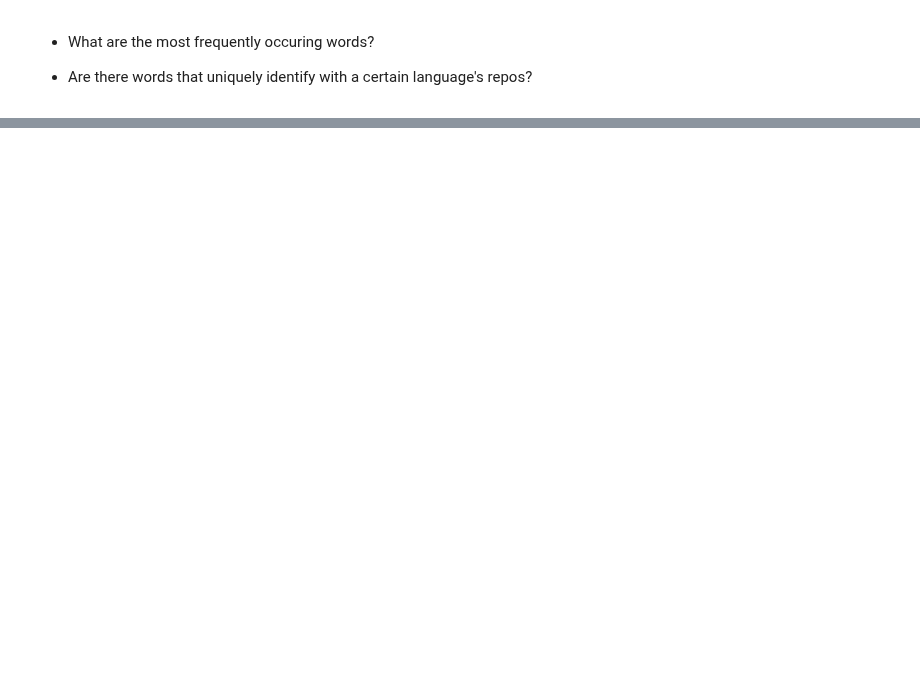
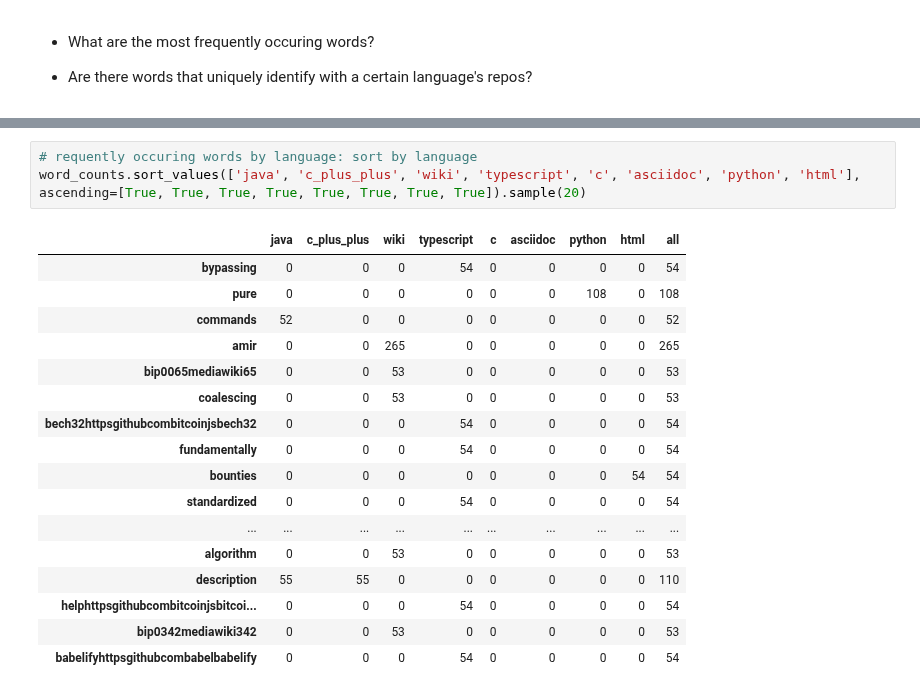
Before and after one commit to TeamAwesomeQuackers/NLP_Project, a Jupyter notebook: Workbooks/Whitaker_Explore_NLP.ipynb, the cells around one changed output, grey strips where cells are left out. Drawn from its saved outputs; the diff is of its cells as text; blank space fills up the shorter version.

```diff
--- a/Workbooks/Whitaker_Explore_NLP.ipynb
+++ b/Workbooks/Whitaker_Explore_NLP.ipynb
@@ -196 +210,22 @@ word_counts.sort_values('all', ascending=False).head(20)
 | you | 419 | 156 | 0 | 648 | 0 | 270 | 324 | 54 | 1871 |
+# %%
+# requently occuring words by language: sort by language
+word_counts.sort_values(['java', 'c_plus_plus', 'wiki', 'typescript', 'c', 'asciidoc', 'python', 'html'], ascending=[True, True, True, True, True, True, True, True]).sample(20)
+# %% [output]
+|  | java | c_plus_plus | wiki | typescript | c | asciidoc | python | html | all |
+| bypassing | 0 | 0 | 0 | 54 | 0 | 0 | 0 | 0 | 54 |
+| pure | 0 | 0 | 0 | 0 | 0 | 0 | 108 | 0 | 108 |
+| commands | 52 | 0 | 0 | 0 | 0 | 0 | 0 | 0 | 52 |
+| amir | 0 | 0 | 265 | 0 | 0 | 0 | 0 | 0 | 265 |
+| bip0065mediawiki65 | 0 | 0 | 53 | 0 | 0 | 0 | 0 | 0 | 53 |
+| coalescing | 0 | 0 | 53 | 0 | 0 | 0 | 0 | 0 | 53 |
+| bech32httpsgithubcombitcoinjsbech32 | 0 | 0 | 0 | 54 | 0 | 0 | 0 | 0 | 54 |
+| fundamentally | 0 | 0 | 0 | 54 | 0 | 0 | 0 | 0 | 54 |
+| bounties | 0 | 0 | 0 | 0 | 0 | 0 | 0 | 54 | 54 |
+| standardized | 0 | 0 | 0 | 54 | 0 | 0 | 0 | 0 | 54 |
+| ... | ... | ... | ... | ... | ... | ... | ... | ... | ... |
+| algorithm | 0 | 0 | 53 | 0 | 0 | 0 | 0 | 0 | 53 |
+| description | 55 | 55 | 0 | 0 | 0 | 0 | 0 | 0 | 110 |
+| helphttpsgithubcombitcoinjsbitcoi... | 0 | 0 | 0 | 54 | 0 | 0 | 0 | 0 | 54 |
+| bip0342mediawiki342 | 0 | 0 | 53 | 0 | 0 | 0 | 0 | 0 | 53 |
+| babelifyhttpsgithubcombabelbabelify | 0 | 0 | 0 | 54 | 0 | 0 | 0 | 0 | 54 |
```
Also changed, not shown: parts of 5 cells of this notebook.
